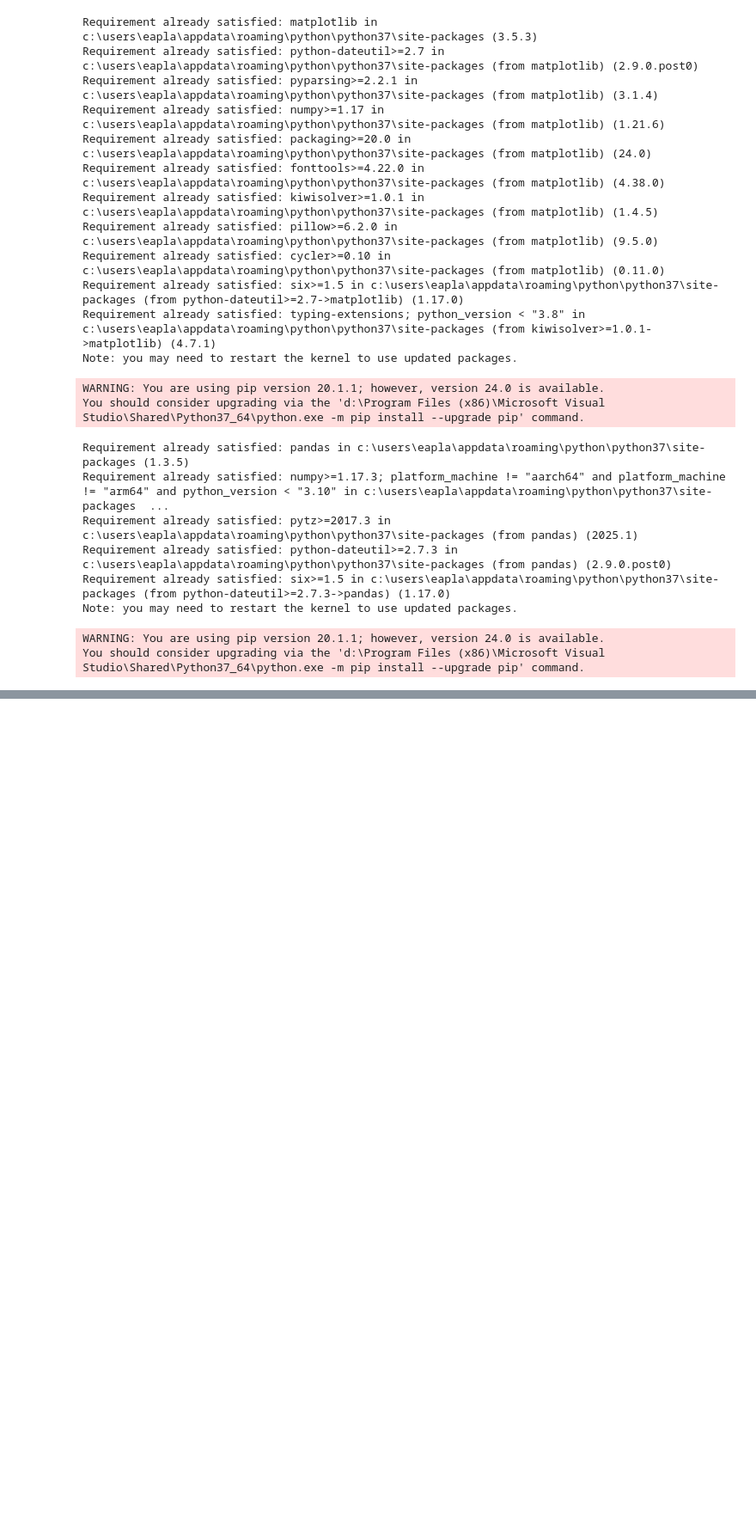
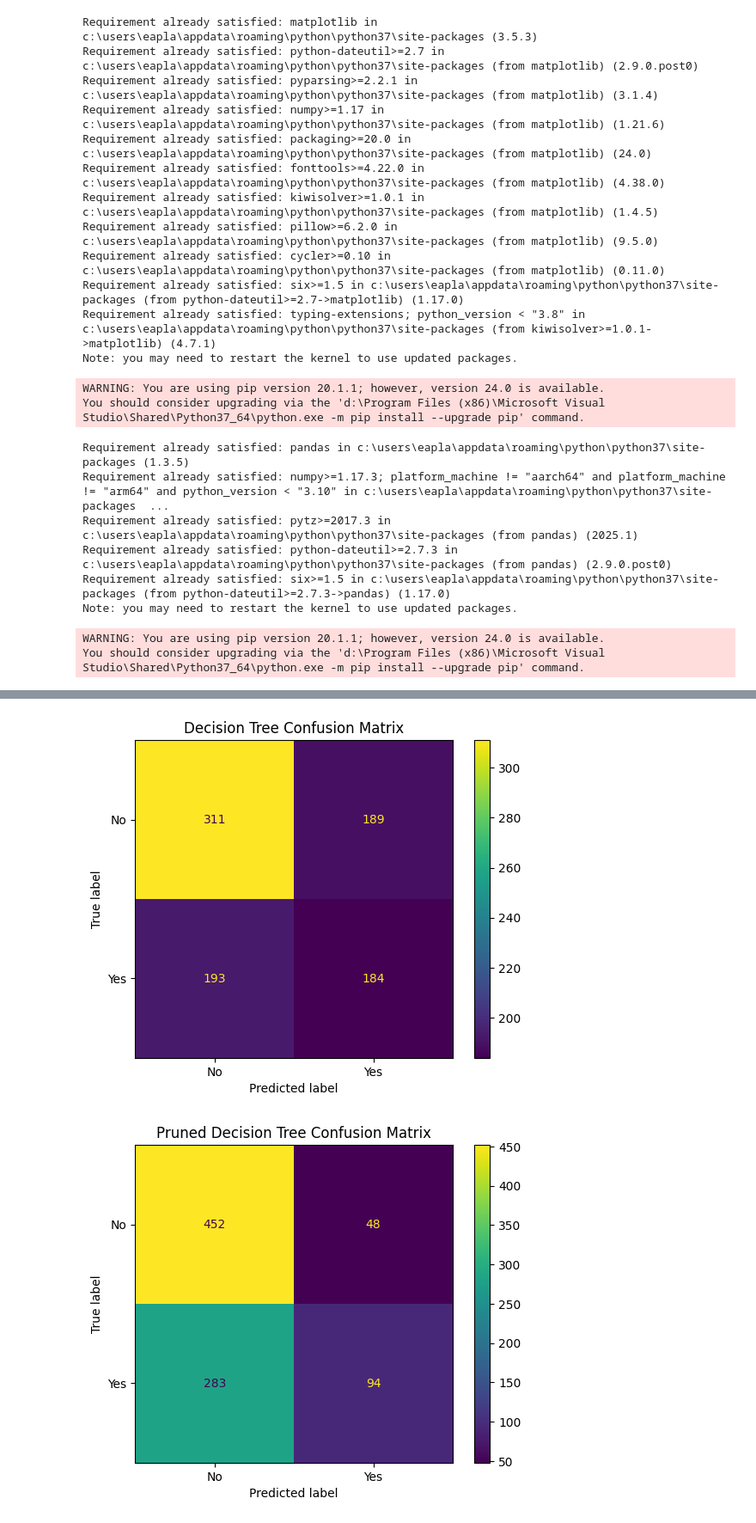
Before and after one commit to eaplatt3/Decision-Tree, a Jupyter notebook: donor decision tree.ipynb, the cells around one changed output, grey strips where cells are left out. Shown at 86% size. Saved outputs shown, nothing was run; the diff lists cells and outputs as text; code cells hidden in the pictures; blank space fills up the shorter version.

```diff
--- a/donor decision tree.ipynb
+++ b/donor decision tree.ipynb
@@ -100,0 +165,19 @@ KeyError: 'Target_B'
+# %%
+from sklearn import metrics
+
+confusion_matrix_dTree = metrics.confusion_matrix(y_test, y_pred_1)
+confusion_matrix_PrunedDtree = metrics.confusion_matrix(y_test, y_pred_2)
+
+cm_display = metrics.ConfusionMatrixDisplay(confusion_matrix = confusion_matrix_dTree, display_labels = ['No', 'Yes'])
+cm_display2 = metrics.ConfusionMatrixDisplay(confusion_matrix = confusion_matrix_PrunedDtree, display_labels = ['No', 'Yes'])
+
+cm_display.plot()
+cm_display.ax_.set_title('Decision Tree Confusion Matrix')
+plt.show()
+
+cm_display2.plot()
+cm_display2.ax_.set_title('Pruned Decision Tree Confusion Matrix')
+plt.show()
+# %% [output]
+[figure, added]
+[figure, added]
```
Also changed, not shown: parts of 12 cells of this notebook.
